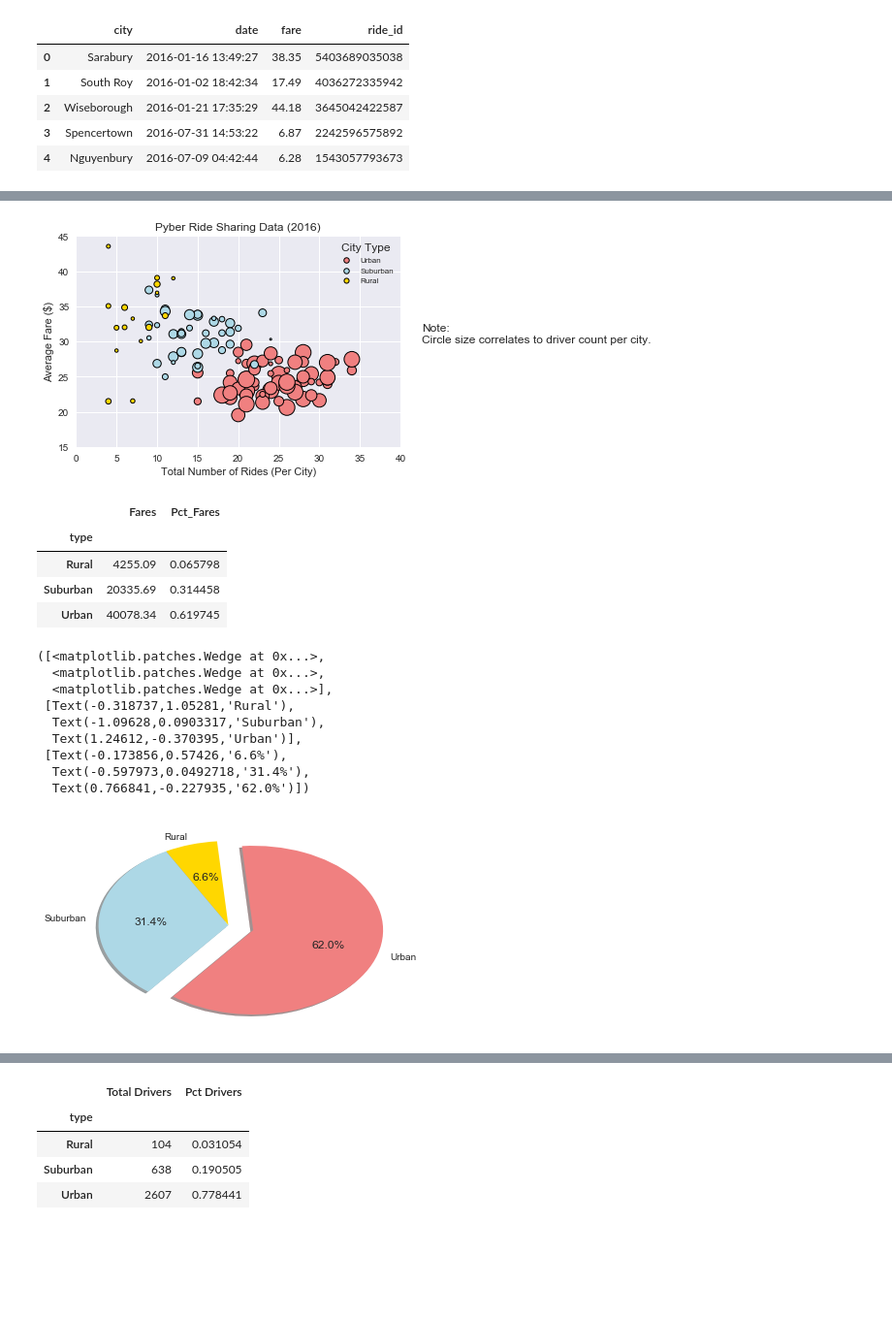
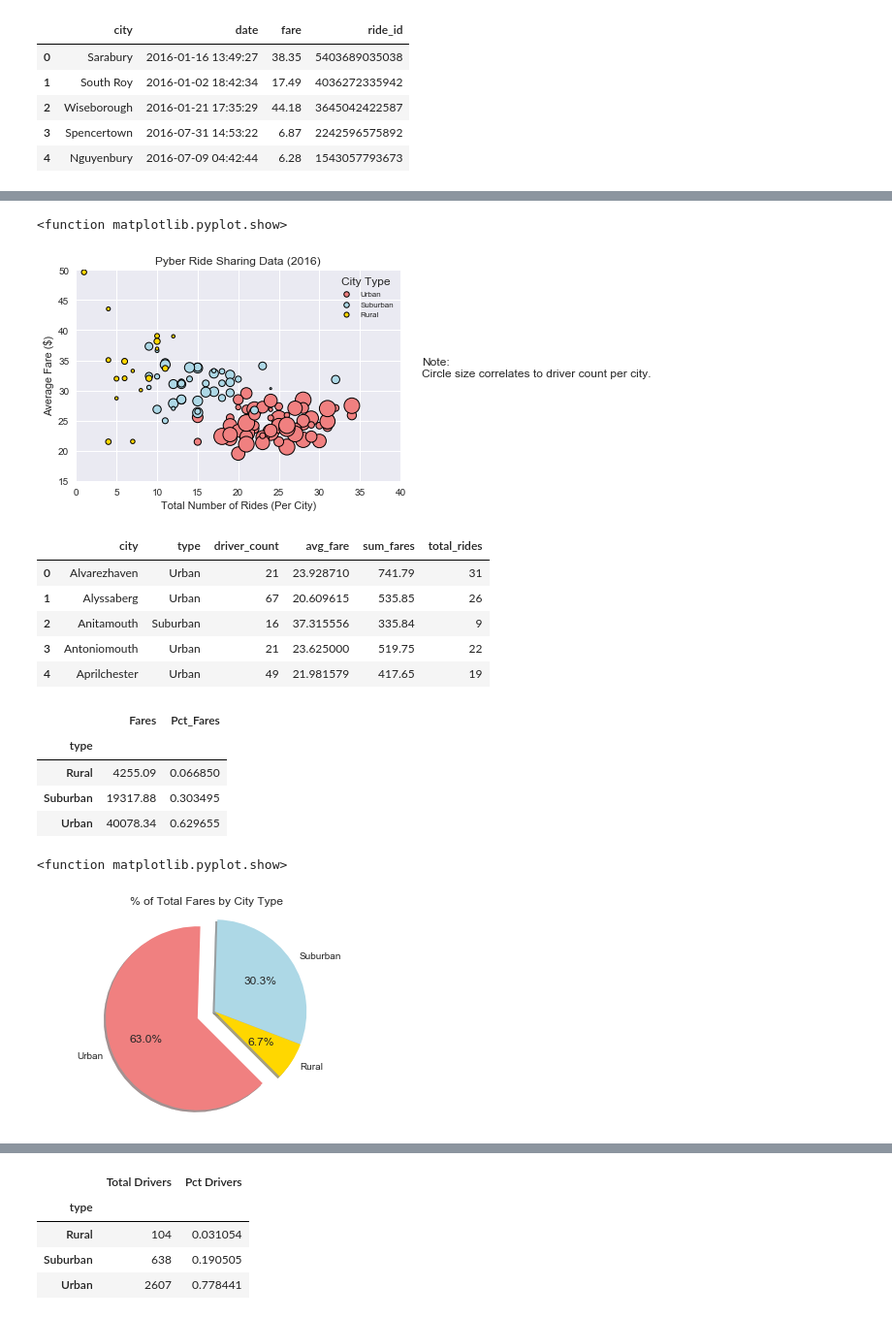
Before and after one commit to stephaniejtbrannen/matplotlib-challenge, a Jupyter notebook: Pyber/pyber_original.ipynb, the cells around one changed output, grey strips where cells are left out. Shown at 97% size. Cells and saved outputs as stored; diff of their text form; code cells hidden in the pictures; blank space fills up the shorter version.

```diff
--- a/Pyber/pyber_original.ipynb
+++ b/Pyber/pyber_original.ipynb
@@ -9,4 +8,5 @@ city_data = "./raw_data/city_data.csv"
 ride_data = "./raw_data/ride_data.csv"
 
 city_df = pd.read_csv(city_data)
-city_df.info()
+driver_count = city_df.groupby(["city", "type"])["driver_count"].sum()
+city_grouped = pd.DataFrame({"driver_count" : driver_count}).reset_index()
@@ -53,11 +23,14 @@ pyber_analysis.head()
 # %%
+
+
 total_rides = ride_df.groupby("city")["ride_id"].count()
 avg_fare = ride_df.groupby("city")["fare"].mean()
 sum_fare = ride_df.groupby("city")["fare"].sum()
 
-ride_grouped_df = pd.DataFrame({ "total_rides": total_rides,
-                               "avg_fare": avg_fare,
-                               "sum_fare": sum_fare}).reset_index()
+ride_grouped = pd.DataFrame({"total_rides": total_rides
+                            ,"avg_fare": avg_fare
+                            ,"sum_fares":sum_fare}).reset_index()
 
-ride_grouped_df.head()
+merge_df = pd.merge(city_grouped, ride_grouped, how="outer", on="city")
+merge_df.head()
 # %% [output]
@@ -124,24 +87,23 @@ plt.show
 # %%
-# import seaborn as sns
-# %matplotlib inline
+import seaborn as sns
 sns.set()
 xu= urban_df['total_rides']
 yu=urban_df['avg_fare']
-su=[4*n for n in urban_df['drivers']]
+su=[4*n for n in urban_df['driver_count']]
 
 xs= suburban_df['total_rides']
 ys= suburban_df['avg_fare']
-ss=[4*n for n in suburban_df['drivers']]
+ss=[4*n for n in suburban_df['driver_count']]
 
 xr= rural_df['total_rides']
 yr= rural_df['avg_fare']
-sr=[4*n for n in rural_df['drivers']]
+sr=[4*n for n in rural_df['driver_count']]
 
 plt.scatter(xu,yu,s=su, c='lightcoral', label = 'Urban', edgecolor = 'black', linewidth=1)
 plt.scatter(xs,ys,s=ss, c='lightblue', label = 'Suburban', edgecolor = 'black', linewidth=1)
 plt.scatter(xr,yr,s=sr, c='gold', label = 'Rural', edgecolor = 'black', linewidth=1)
 
-plt.ylim(15, 45)
+plt.ylim(15, 50)
 plt.xlim(0,40)
 lgnd = plt.legend(scatterpoints=1, loc='best', numpoints=1, title="City Type"
            , fontsize=8)
@@ -153,17 +115,25 @@ lgnd.legendHandles[1]._sizes = [30]
 plt.title("Pyber Ride Sharing Data (2016)")
 plt.xlabel('Total Number of Rides (Per City)')
 plt.ylabel('Average Fare ($)')
-# plt.annotate("Note:\n Circle size correlates to driver count per city. ", (0,0), (0,-20), xycoords = 'axes fraction',
-#              textcoords='offset points', va='center')
 
 plt.figtext(0.95, 0.5, 'Note:\nCircle size correlates to driver count per city.', horizontalalignment='left')
-plt.savefig("PyberRideSharing_Seaborn.png")
-# sns.plt.show
+# plt.savefig("PyberRideSharing_Seaborn.png")
+plt.show
 # %% [output]
+<function matplotlib.pyplot.show>
-[figure, old version]
+[figure, new version]
+# %%
+merge_df.head()
+# %% [output]
+|  | city | type | driver_count | avg_fare | sum_fares | total_rides |
+| 0 | Alvarezhaven | Urban | 21 | 23.928710 | 741.79 | 31 |
+| 1 | Alyssaberg | Urban | 67 | 20.609615 | 535.85 | 26 |
+| 2 | Anitamouth | Suburban | 16 | 37.315556 | 335.84 | 9 |
+| 3 | Antoniomouth | Urban | 21 | 23.625000 | 519.75 | 22 |
+| 4 | Aprilchester | Urban | 49 | 21.981579 | 417.65 | 19 |
 # %%
-sum_fares = combine_df.groupby("type")["sum_fare"].sum()
-sum_sum_fares = combine_df.groupby("type")["sum_fare"].sum().sum()
+sum_fares = merge_df.groupby("type")["sum_fares"].sum()
+sum_sum_fares = merge_df.groupby("type")["sum_fares"].sum().sum()
 fares_pct = sum_fares/sum_sum_fares
 
 fares_pie = pd.DataFrame({"Fares" : sum_fares
@@ -173,26 +143,24 @@ fares_pie.head()
 # %% [output]
 |  | Fares | Pct_Fares |
 | type |  |  |
-| Rural | 4255.09 | 0.065798 |
-| Suburban | 20335.69 | 0.314458 |
-| Urban | 40078.34 | 0.619745 |
+| Rural | 4255.09 | 0.066850 |
+| Suburban | 19317.88 | 0.303495 |
+| Urban | 40078.34 | 0.629655 |
 # %%
 types = ["Rural", "Suburban", "Urban"]
 pct_fare = fares_pie["Pct_Fares"]
 colors = ["gold", "lightblue",  "lightcoral" ]
 explode = (0, 0, 0.2)
 
 plt.pie(pct_fare, explode=explode, labels=types, colors=colors,
-        autopct="%1.1f%%", shadow=True, startangle=95)
+        autopct="%1.1f%%", shadow=True, startangle=-45)
+
+plt.axis("equal")
+
+plt.title("% of Total Fares by City Type")
+
+plt.show
 # %% [output]
-([<matplotlib.patches.Wedge at 0x...>,
-  <matplotlib.patches.Wedge at 0x...>,
-  <matplotlib.patches.Wedge at 0x...>],
- [Text(-0.318737,1.05281,'Rural'),
-  Text(-1.09628,0.0903317,'Suburban'),
-  Text(1.24612,-0.370395,'Urban')],
- [Text(-0.173856,0.57426,'6.6%'),
-  Text(-0.597973,0.0492718,'31.4%'),
-  Text(0.766841,-0.227935,'62.0%')])
+<function matplotlib.pyplot.show>
-[figure, old version]
+[figure, new version]
 # %%
```
Also changed, not shown: parts of 11 cells of this notebook.
